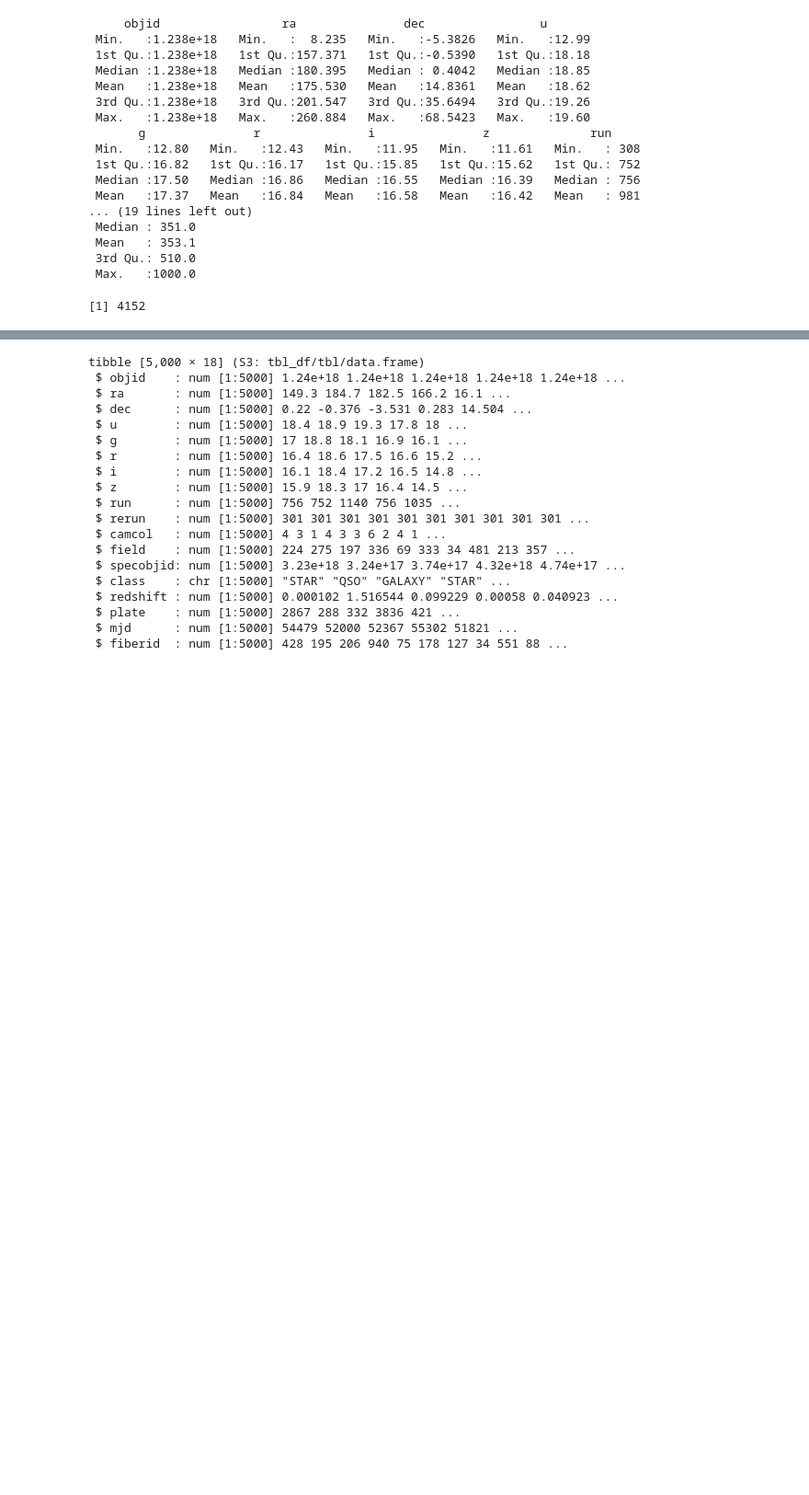
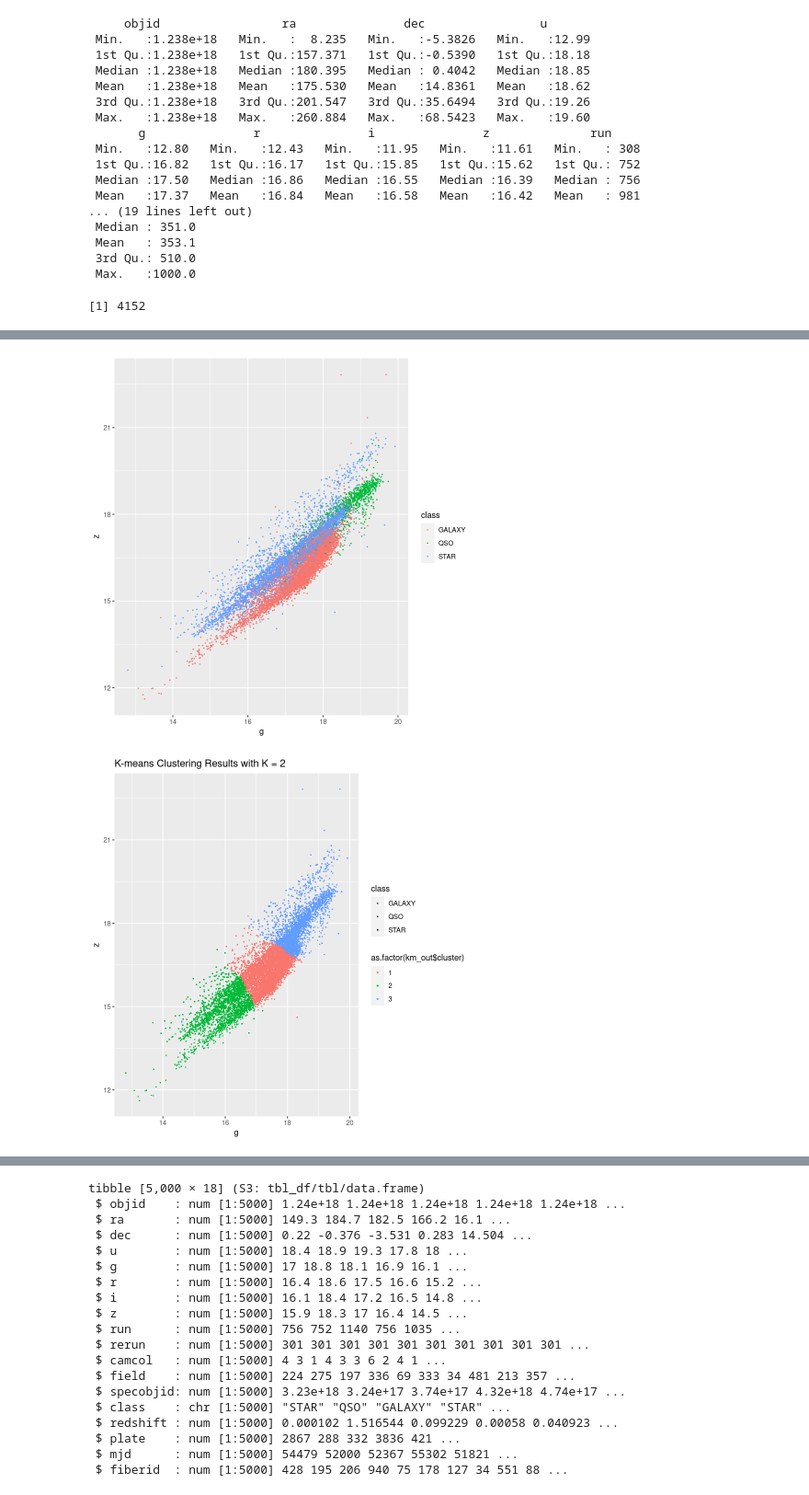
Before and after one commit to hkopanski/kerbal_science, a Jupyter notebook: sky_astroid.ipynb, the cells around one changed output, grey strips where cells are left out. Shown at 92% size. Drawn from its saved outputs; the diff is of its cells as text; code cells hidden in the pictures; blank space fills up the shorter version.

```diff
--- a/sky_astroid.ipynb
+++ b/sky_astroid.ipynb
@@ -82,0 +88,11 @@ unique(sky_data$class)
+# %%
+sky_data %>% ggplot(aes(x = g, y = z, col = class)) + geom_point(shape = 20, size = 0.5)
+
+km_out <- sky_data %>% select(u, g, r, i, z) %>% kmeans(3, nstart = 20)
+
+ggplot(data = sky_data, aes(x = g, y = z, col = as.factor(km_out$cluster), shape = class)) + geom_point(size = 0.5) +
+       labs(title = "K-means Clustering Results with K = 2") +
+       xlab("g") + ylab("z")
+# %% [output]
+[figure, added]
+[figure, added]
```
Also changed, not shown: parts of 8 cells of this notebook.
